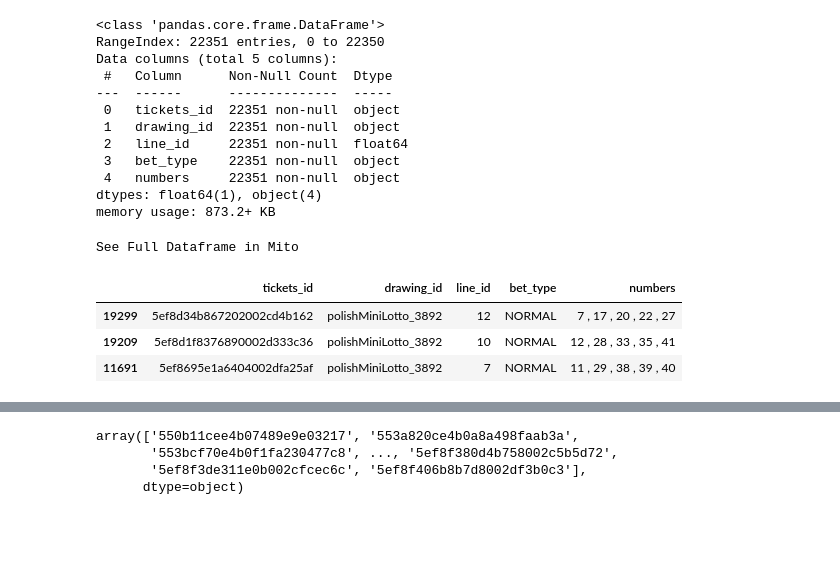
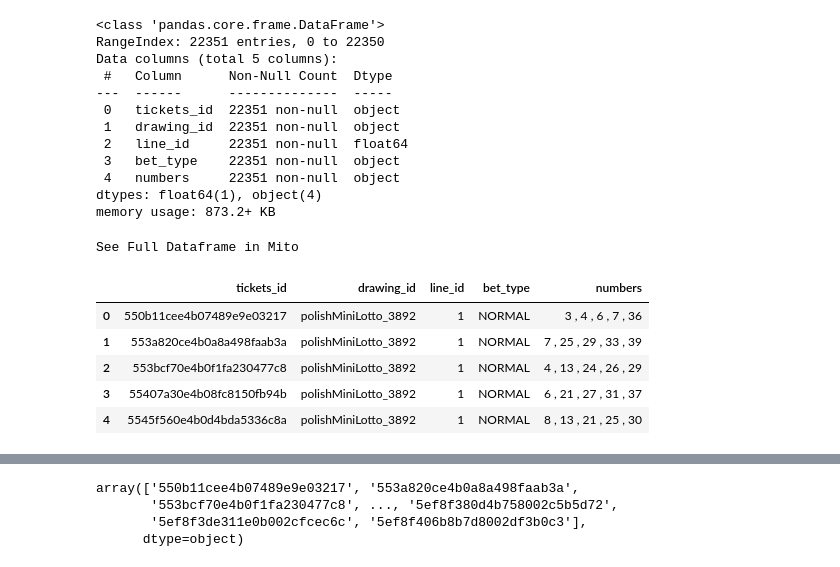
Before and after one commit to KonuTech/lotto1, a Jupyter notebook: assignment_01.ipynb, the cells around one changed output, grey strips where cells are left out. Cells and saved outputs as stored; diff of their text form; code cells hidden in the pictures; blank space fills up the shorter version.

```diff
--- a/assignment_01.ipynb
+++ b/assignment_01.ipynb
@@ -263,11 +281,13 @@ Data columns (total 5 columns):
  4   numbers     22351 non-null  object
 dtypes: float64(1), object(4)
 memory usage: 873.2+ KB
-# %%
-tickets_lines.sample(3)
-# %% [output]
-See Full Dataframe in Mito
-|  | tickets_id | drawing_id | line_id | bet_type | numbers |
-| 19299 | 5ef8d34b867202002cd4b162 | polishMiniLotto_3892 | 12 | NORMAL | 7 , 17 , 20 , 22 , 27 |
-| 19209 | 5ef8d1f8376890002d333c36 | polishMiniLotto_3892 | 10 | NORMAL | 12 , 28 , 33 , 35 , 41 |
-| 11691 | 5ef8695e1a6404002dfa25af | polishMiniLotto_3892 | 7 | NORMAL | 11 , 29 , 38 , 39 , 40 |
+# %%
+tickets_lines.head()
+# %% [output]
+See Full Dataframe in Mito
+|  | tickets_id | drawing_id | line_id | bet_type | numbers |
+| 0 | 550b11cee4b07489e9e03217 | polishMiniLotto_3892 | 1 | NORMAL | 3 , 4 , 6 , 7 , 36 |
+| 1 | 553a820ce4b0a8a498faab3a | polishMiniLotto_3892 | 1 | NORMAL | 7 , 25 , 29 , 33 , 39 |
+| 2 | 553bcf70e4b0f1fa230477c8 | polishMiniLotto_3892 | 1 | NORMAL | 4 , 13 , 24 , 26 , 29 |
+| 3 | 55407a30e4b08fc8150fb94b | polishMiniLotto_3892 | 1 | NORMAL | 6 , 21 , 27 , 31 , 37 |
+| 4 | 5545f560e4b0d4bda5336c8a | polishMiniLotto_3892 | 1 | NORMAL | 8 , 13 , 21 , 25 , 30 |
```
Also changed, not shown: parts of 88 cells of this notebook, 2 other files.
